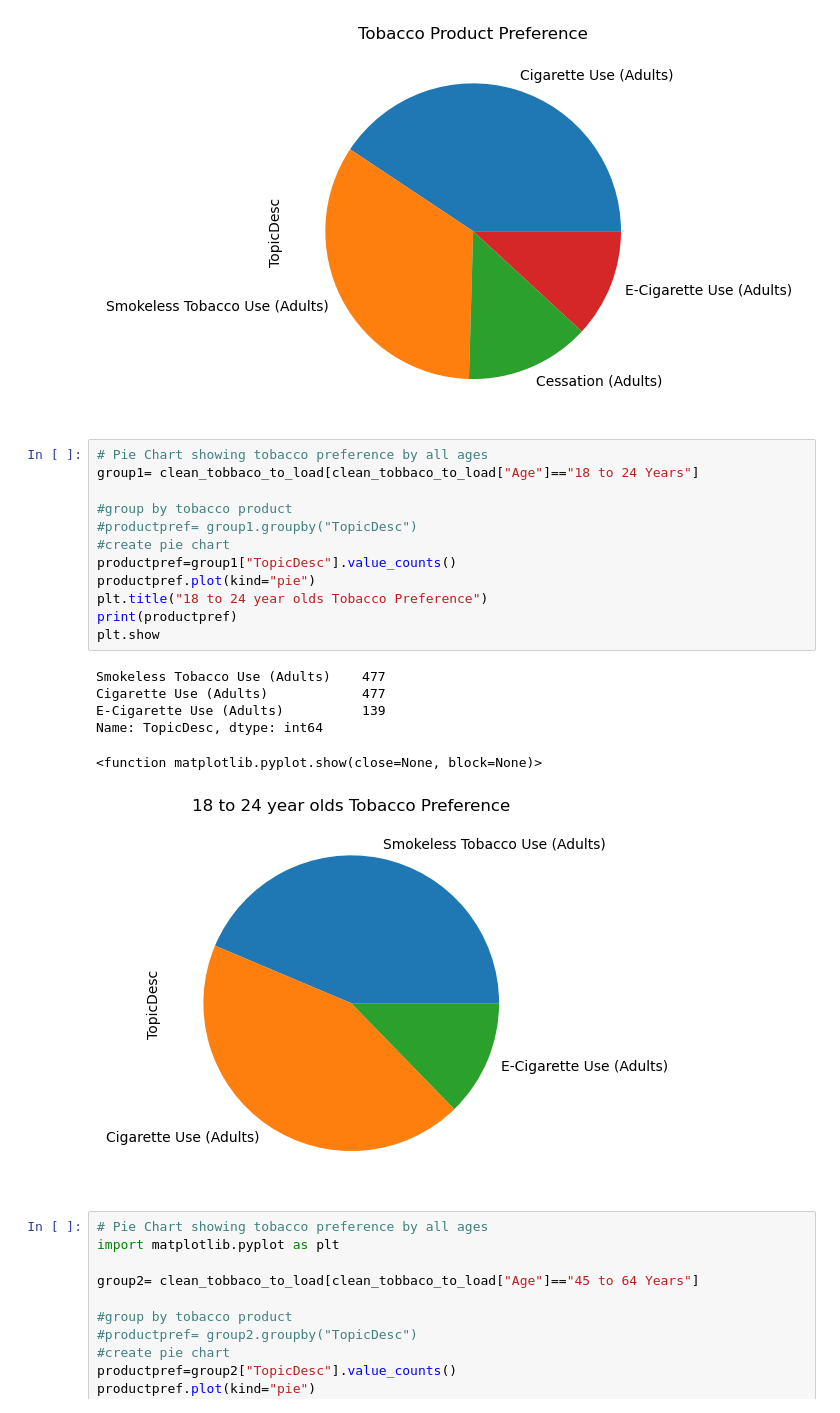
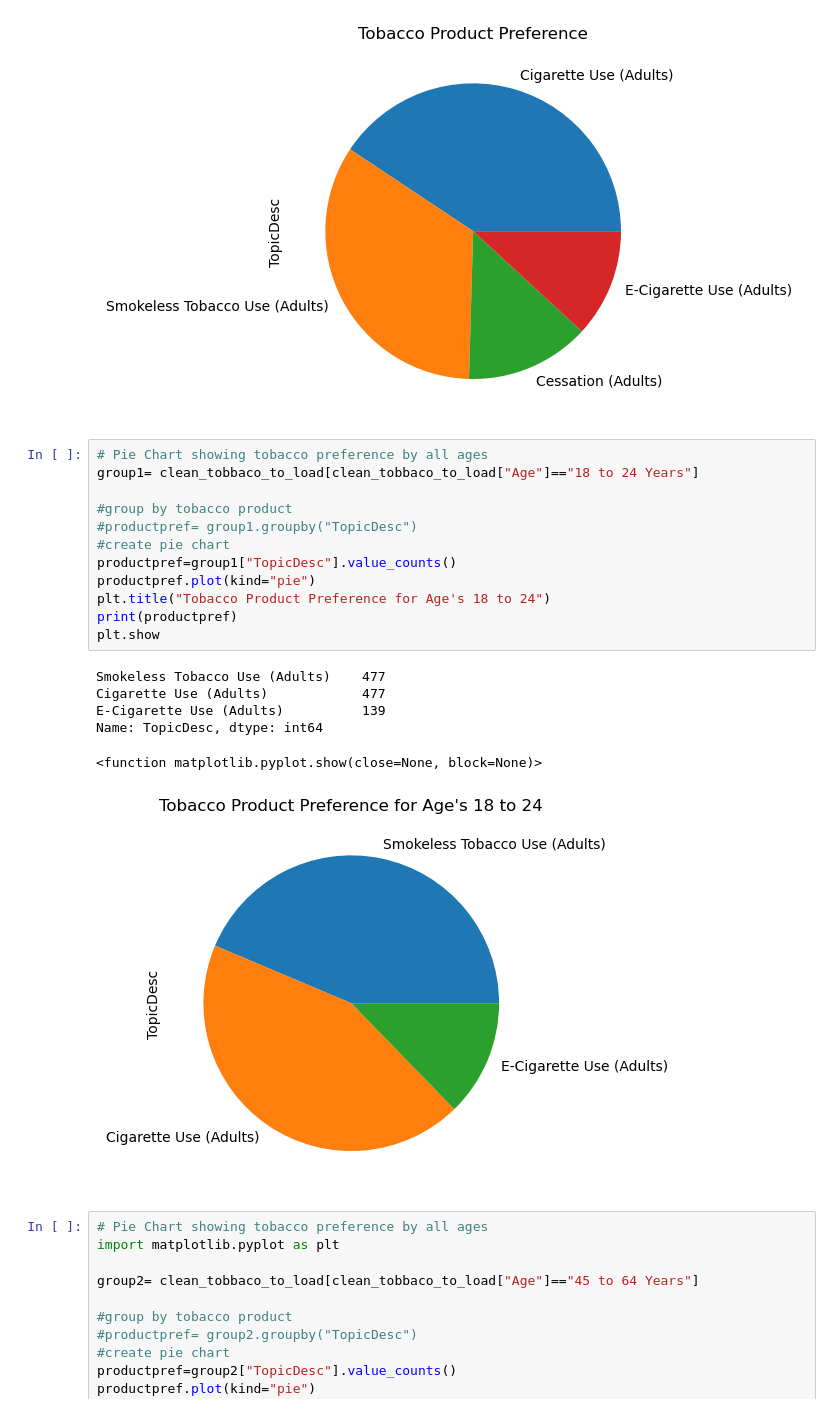
Before and after one commit to nickmille96/Project-1, a Jupyter notebook: Nickprojectcleaningdata.ipynb, the cells around one changed output. Saved outputs shown, nothing was run; the diff lists cells and outputs as text.

```diff
--- a/Nickprojectcleaningdata.ipynb
+++ b/Nickprojectcleaningdata.ipynb
@@ -135,22 +135,22 @@ Name: TopicDesc, dtype: int64
 # %%
 # Pie Chart showing tobacco preference by all ages
 group1= clean_tobbaco_to_load[clean_tobbaco_to_load["Age"]=="18 to 24 Years"]
 
 #group by tobacco product
 #productpref= group1.groupby("TopicDesc")
 #create pie chart
 productpref=group1["TopicDesc"].value_counts()
 productpref.plot(kind="pie")
-plt.title("18 to 24 year olds Tobacco Preference")
+plt.title("Tobacco Product Preference for Age's 18 to 24")
 print(productpref)
 plt.show
 # %% [output]
 Smokeless Tobacco Use (Adults)    477
 Cigarette Use (Adults)            477
 E-Cigarette Use (Adults)          139
 Name: TopicDesc, dtype: int64
 <function matplotlib.pyplot.show(close=None, block=None)>
-[figure, old version]
+[figure, new version]
 # %%
 # Pie Chart showing tobacco preference by all ages
 import matplotlib.pyplot as plt
```
Also changed, not shown: parts of 2 cells of this notebook.
